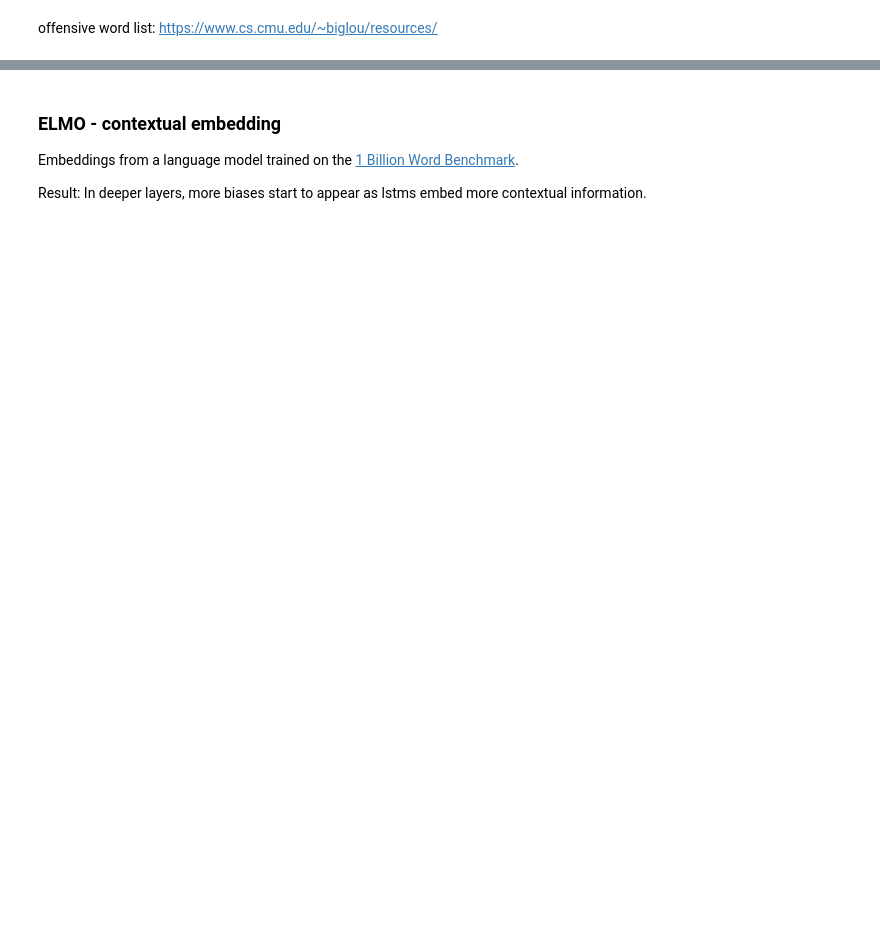
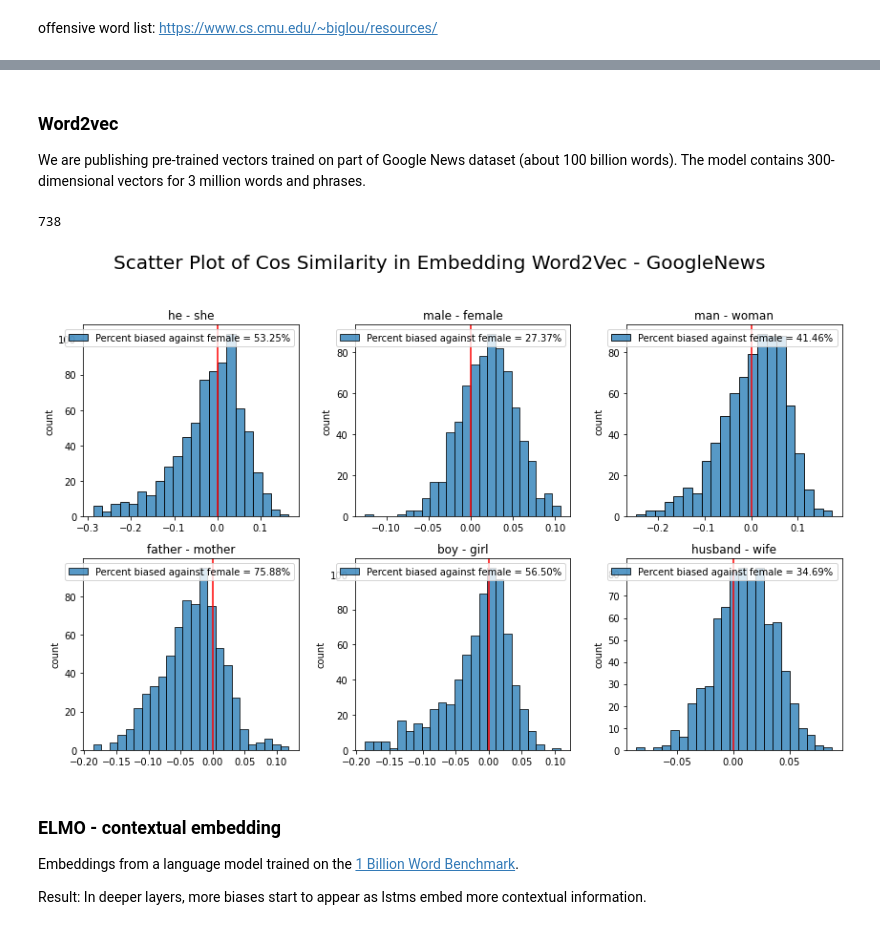
Before and after one commit to CindyLi-Ayi/AC221-Final-Project-Embedding-Bias, a Jupyter notebook: task1.ipynb, the cells around one changed output, grey strips where cells are left out. Saved outputs shown, nothing was run; the diff lists cells and outputs as text; code cells hidden in the pictures; blank space fills up the shorter version.

```diff
--- a/task1.ipynb
+++ b/task1.ipynb
@@ -166,3 +177,6 @@ def interactive_plot(embedding_file, m, f):
     x, y = scatter_bad_words(m, f, embedding, bad_words_invocab)
     fig = px.scatter(x, y, x=m, y=f, color = x-y)
     fig.show()
+# %% [markdown]
+### Word2vec
+We are publishing pre-trained vectors trained on part of Google News dataset (about 100 billion words). The model contains 300-dimensional vectors for 3 million words and phrases.
@@ -169,3 +186,13 @@ def interactive_plot(embedding_file, m, f):
+# %%
+word2vec_embedding = models.KeyedVectors.load_word2vec_format('GoogleNews-vectors-negative300.bin', binary=True)
+bad_words_invocab = [word for word in bad_words if word2vec_embedding.has_index_for(word)]
+len(bad_words_invocab)
+# %% [output]
+738
+# %%
+plot_scatter(word2vec_embedding, bad_words_invocab, 'Word2Vec - GoogleNews')
+# %% [output]
+[figure, added]
 # %% [markdown]
 ### ELMO - contextual embedding
 
```
Also changed, not shown: parts of 32 cells of this notebook.
